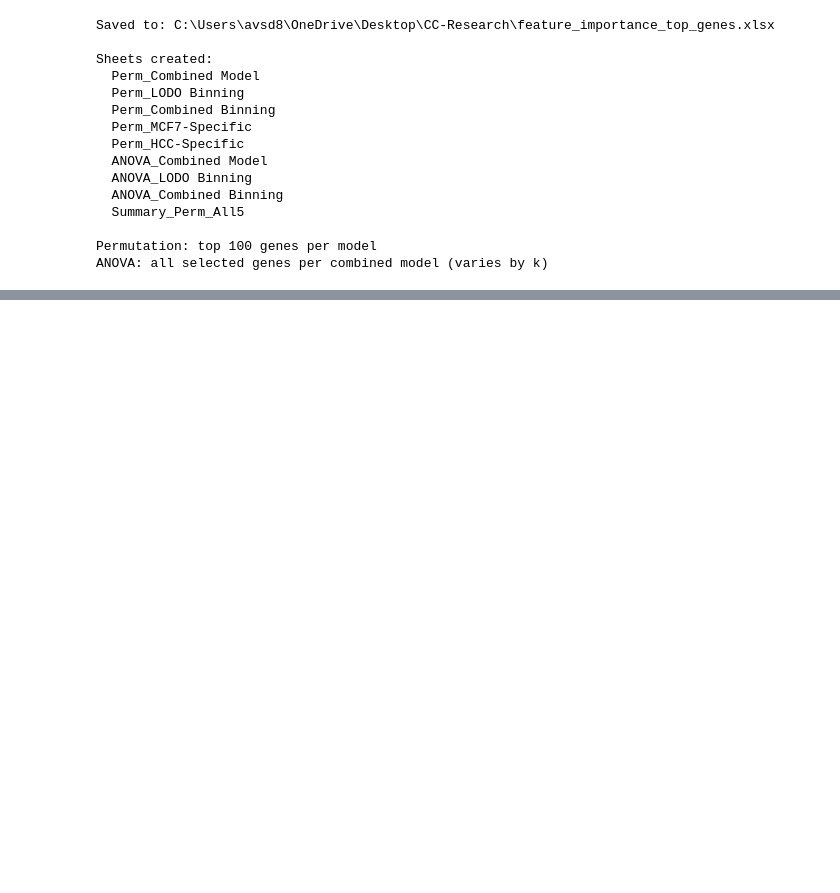
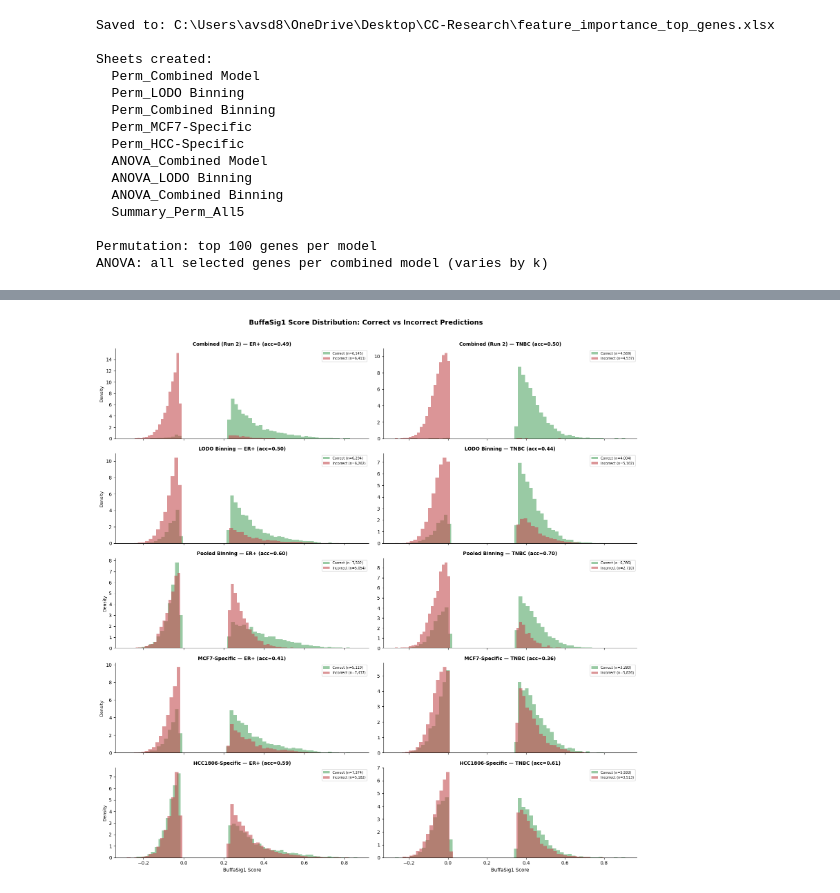
Before and after one commit to ranbirdaefler/CC-Research, a Jupyter notebook: Combined_CellLine_Model.ipynb, the cells around one changed output, grey strips where cells are left out. Drawn from its saved outputs; the diff is of its cells as text; code cells hidden in the pictures; blank space fills up the shorter version.

```diff
--- a/Combined_CellLine_Model.ipynb
+++ b/Combined_CellLine_Model.ipynb
@@ -4341,0 +5207,95 @@ ANOVA: all selected genes per combined model (varies by k)
+# %%
+# =============================================================================
+# E.6  BUFFA SIGNATURE SCORE vs PREDICTION AGREEMENT
+# =============================================================================
+
+import pandas as pd
+import numpy as np
+import matplotlib.pyplot as plt
+
+excel_path = r"C:\Users\avsd8\OneDrive\Desktop\CC-Research\external_validation_results.xlsx"
+
+model_sheets = {
+    "Combined (Run 2)": "Combined_Run_2",
+    "LODO Binning": "LODO_Binning",
+    "Pooled Binning": "Pooled_Binning",
+    "MCF7-Specific": "MCF7-Specific",
+    "HCC1806-Specific": "HCC1806-Specific",
+}
+model_order = list(model_sheets.keys())
+colors = ["#4C72B0", "#DD8452", "#55A868", "#C44E52", "#8172B3"]
+
+# ═════════════════════════════════════════════════════════════════════════════
+# FIGURE A: Distribution of BuffaSig1 colored by Correct/Incorrect
+# ═════════════════════════════════════════════════════════════════════════════
+
+fig, axes = plt.subplots(len(model_order), 2, figsize=(16, 3.2 * len(model_order)),
+                          sharex="col", sharey=False)
+
+for row, mname in enumerate(model_order):
+    df = pd.read_excel(excel_path, sheet_name=model_sheets[mname])
+    for col, dset in enumerate(["ER+", "TNBC"]):
+        ax = axes[row, col]
+        sub = df[df["Dataset"] == dset]
+        correct = sub[sub["Correct"] == 1]["BuffaSig1"]
+        wrong = sub[sub["Correct"] == 0]["BuffaSig1"]
+
+        ax.hist(correct, bins=60, alpha=0.6, color="#55A868", label=f"Correct (n={len(correct):,})", density=True)
+        ax.hist(wrong, bins=60, alpha=0.6, color="#C44E52", label=f"Incorrect (n={len(wrong):,})", density=True)
+
+        acc = len(correct) / len(sub)
+        ax.set_title(f"{mname} — {dset} (acc={acc:.2f})", fontsize=10, fontweight="bold")
+        ax.legend(fontsize=7, loc="upper right")
+        ax.spines["top"].set_visible(False)
+        ax.spines["right"].set_visible(False)
+
+        if row == len(model_order) - 1:
+            ax.set_xlabel("BuffaSig1 Score", fontsize=10)
+        if col == 0:
+            ax.set_ylabel("Density", fontsize=9)
+
+fig.suptitle("BuffaSig1 Score Distribution: Correct vs Incorrect Predictions",
+             fontsize=14, fontweight="bold", y=1.01)
+plt.tight_layout()
+plt.savefig(r"C:\Users\avsd8\OneDrive\Desktop\CC-Research\Figures\ext_val_buffa_correct_vs_wrong.png",
+            dpi=300, bbox_inches="tight")
+plt.show()
+
+# ═════════════════════════════════════════════════════════════════════════════
+# FIGURE B: Accuracy by BuffaSig1 quantile bin (expect V-shape or U-shape)
+# ═════════════════════════════════════════════════════════════════════════════
+
+N_BINS = 10
+
+fig, axes = plt.subplots(1, 2, figsize=(16, 6))
+
+for ax, dset in zip(axes, ["ER+", "TNBC"]):
+    for i, mname in enumerate(model_order):
+        df = pd.read_excel(excel_path, sheet_name=model_sheets[mname])
+        sub = df[df["Dataset"] == dset].copy()
+        sub["buffa_bin"] = pd.qcut(sub["BuffaSig1"], N_BINS, labels=False, duplicates="drop")
+        bin_acc = sub.groupby("buffa_bin").apply(
+            lambda g: g["Correct"].mean()
+        )
+        bin_centers = sub.groupby("buffa_bin")["BuffaSig1"].mean()
+        ax.plot(bin_centers.values, bin_acc.values, "o-", color=colors[i],
+                label=mname, linewidth=1.8, markersize=5, alpha=0.85)
+
+    ax.axhline(0.5, color="grey", linestyle="--", linewidth=0.8, alpha=0.6)
+    ax.set_xlabel("BuffaSig1 Score (bin mean)", fontsize=11)
+    ax.set_ylabel("Accuracy", fontsize=11)
+    ax.set_title(f"{dset} Cohort — Accuracy by Buffa Score Decile", fontsize=13, fontweight="bold")
+    ax.legend(fontsize=8)
+    ax.set_ylim(0, 1.05)
+    ax.spines["top"].set_visible(False)
+    ax.spines["right"].set_visible(False)
+
+plt.tight_layout()
+plt.savefig(r"C:\Users\avsd8\OneDrive\Desktop\CC-Research\Figures\ext_val_accuracy_by_buffa_quantile.png",
+            dpi=300, bbox_inches="tight")
+plt.show()
+
+print("Key insight: if accuracy rises at the extremes of BuffaSig1, the classifiers")
+print("agree with Buffa on confidently hypoxic/normoxic cells but diverge on borderline cases.")
+# %% [output]
+[figure, added]
```
Also changed, not shown: parts of 8 cells of this notebook, 12 other files.
